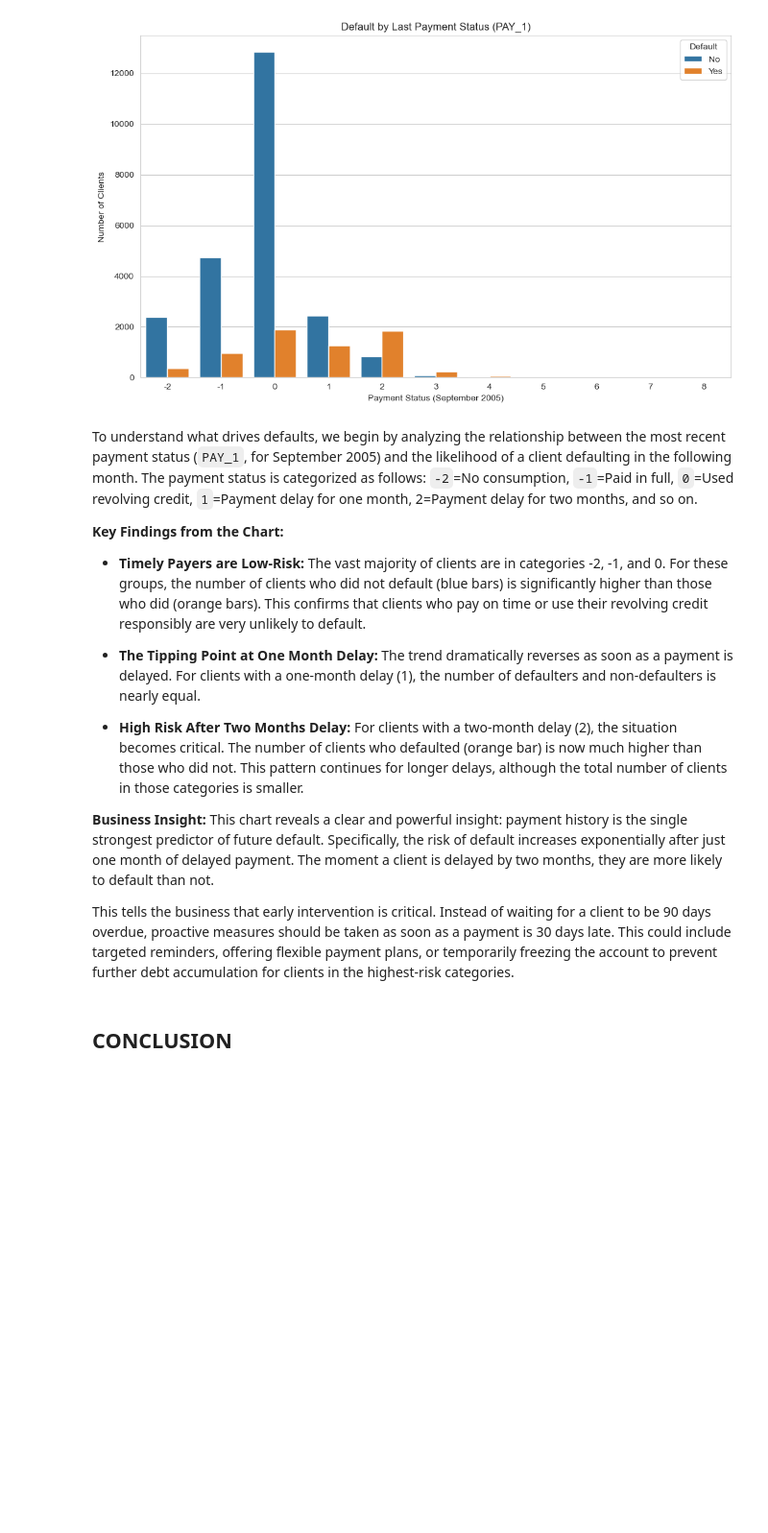
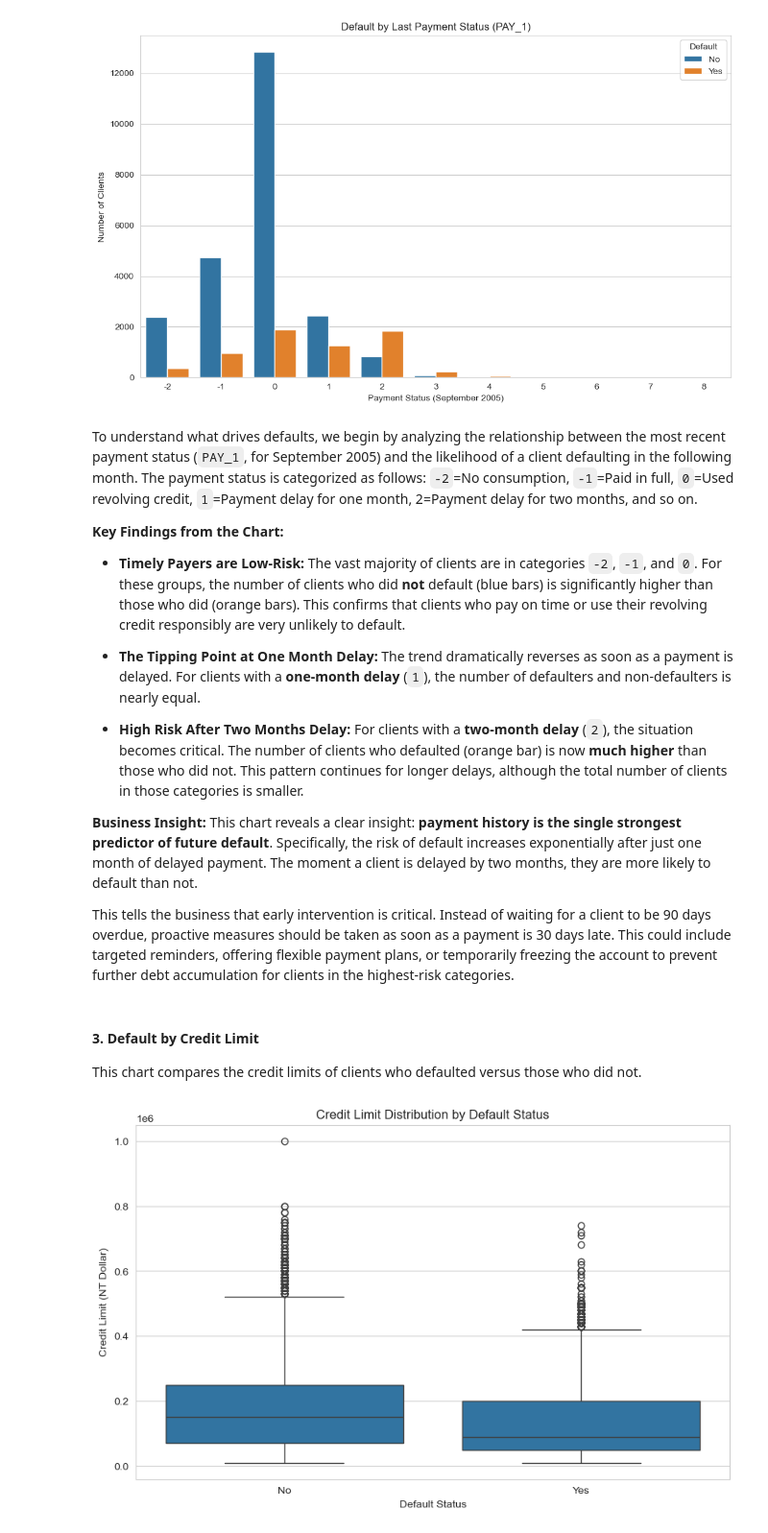
Before and after one commit to praditaw/credit-risk-analysis, a Jupyter notebook: credit_risk_analysis.ipynb, the cells around one changed output. Shown: that part at 96% size. Saved outputs shown, nothing was run; the diff lists cells and outputs as text; code cells hidden in the pictures; blank space fills up the shorter version.

```diff
--- a/credit_risk_analysis.ipynb
+++ b/credit_risk_analysis.ipynb
@@ -244,15 +244,27 @@ To understand what drives defaults, we begin by analyzing the relationship betwe
 
 **Key Findings from the Chart:**
 
-* **Timely Payers are Low-Risk:** The vast majority of clients are in categories -2, -1, and 0. For these groups, the number of clients who did not default (blue bars) is significantly higher than those who did (orange bars). This confirms that clients who pay on time or use their revolving credit responsibly are very unlikely to default.
+* **Timely Payers are Low-Risk:** The vast majority of clients are in categories `-2`, `-1`, and `0`. For these groups, the number of clients who did **not** default (blue bars) is significantly higher than those who did (orange bars). This confirms that clients who pay on time or use their revolving credit responsibly are very unlikely to default.
 
-* **The Tipping Point at One Month Delay:** The trend dramatically reverses as soon as a payment is delayed. For clients with a one-month delay (1), the number of defaulters and non-defaulters is nearly equal.
+* **The Tipping Point at One Month Delay:** The trend dramatically reverses as soon as a payment is delayed. For clients with a **one-month delay** (`1`), the number of defaulters and non-defaulters is nearly equal.
 
-* **High Risk After Two Months Delay:** For clients with a two-month delay (2), the situation becomes critical. The number of clients who defaulted (orange bar) is now much higher than those who did not. This pattern continues for longer delays, although the total number of clients in those categories is smaller.
+* **High Risk After Two Months Delay:** For clients with a **two-month delay** (`2`), the situation becomes critical. The number of clients who defaulted (orange bar) is now **much higher** than those who did not. This pattern continues for longer delays, although the total number of clients in those categories is smaller.
 
 **Business Insight:**
-This chart reveals a clear and powerful insight: payment history is the single strongest predictor of future default. Specifically, the risk of default increases exponentially after just one month of delayed payment. The moment a client is delayed by two months, they are more likely to default than not.
+This chart reveals a clear insight: **payment history is the single strongest predictor of future default**. Specifically, the risk of default increases exponentially after just one month of delayed payment. The moment a client is delayed by two months, they are more likely to default than not.
 
 This tells the business that early intervention is critical. Instead of waiting for a client to be 90 days overdue, proactive measures should be taken as soon as a payment is 30 days late. This could include targeted reminders, offering flexible payment plans, or temporarily freezing the account to prevent further debt accumulation for clients in the highest-risk categories.
-# %% [markdown]
-## **CONCLUSION**
+# %% [markdown]
+#### **3. Default by Credit Limit**
+
+This chart compares the credit limits of clients who defaulted versus those who did not.
+# %%
+plt.figure(figsize=(10, 6))
+sns.boxplot(x='default_payment', y='LIMIT_BAL', data=df)
+plt.title('Credit Limit Distribution by Default Status')
+plt.xlabel('Default Status') # 0 = No, 1 = Yes
+plt.ylabel('Credit Limit (NT Dollar)')
+plt.xticks([0, 1], ['No', 'Yes'])
+plt.show()
+# %% [output]
+[figure, added]
```
Also changed, not shown: parts of 6 cells of this notebook, 1 other file.
